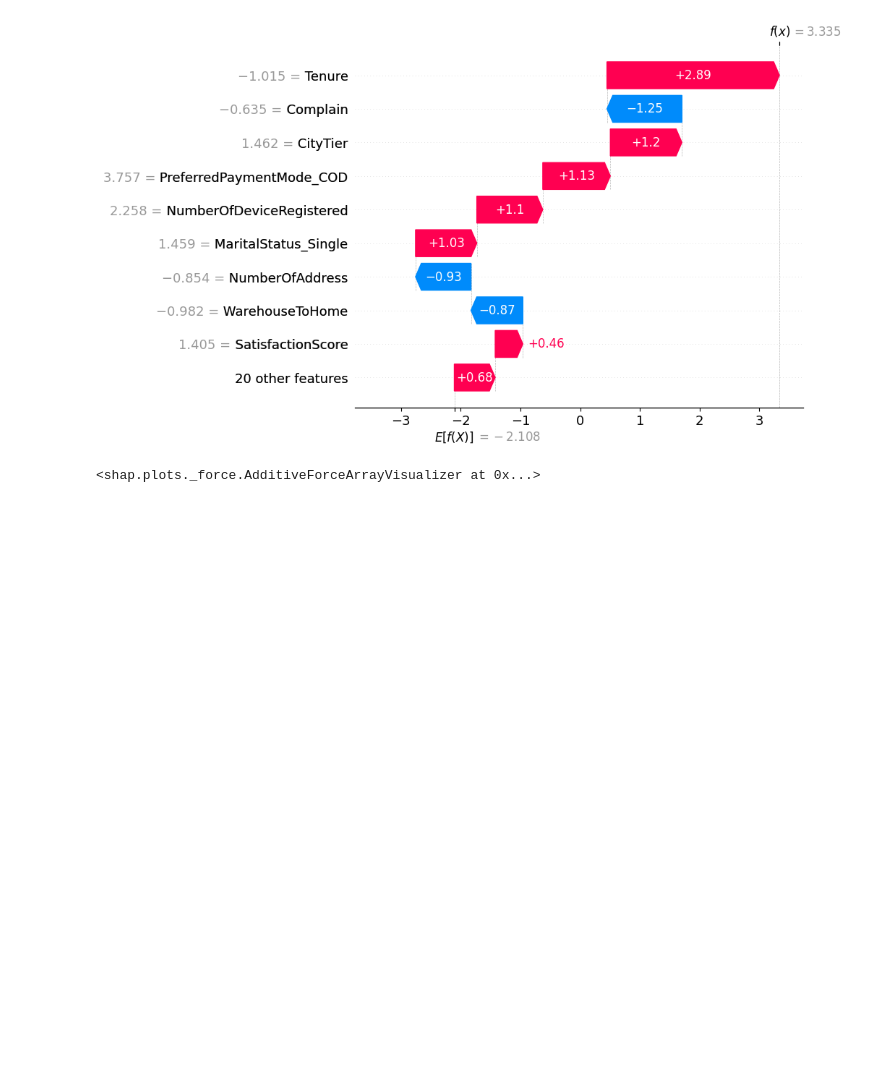
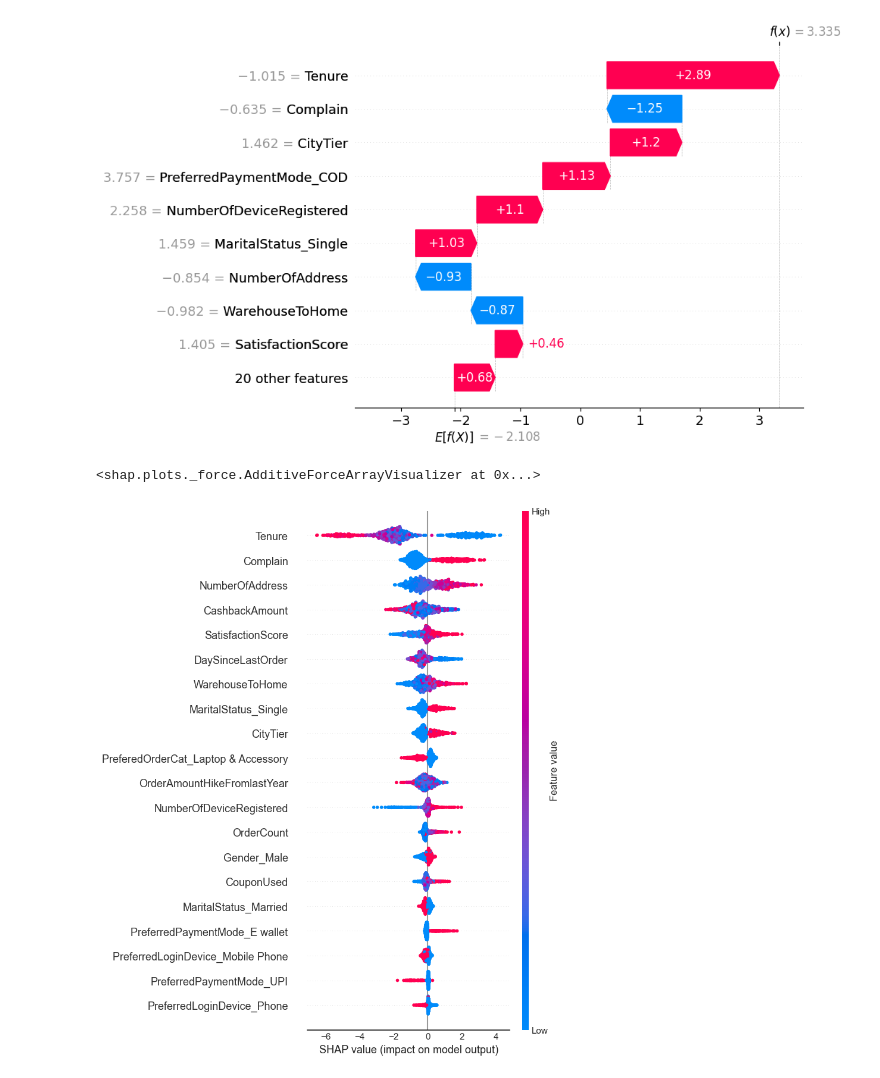
Before and after one commit to AmineMrabet12/AI-Meth, a Jupyter notebook: notebooks/data.ipynb, the cells around one changed output. Drawn from its saved outputs; the diff is of its cells as text; code cells hidden in the pictures; blank space fills up the shorter version.

```diff
--- a/notebooks/data.ipynb
+++ b/notebooks/data.ipynb
@@ -271,3 +271,8 @@ shap.waterfall_plot(shap.Explanation(values=shap_values[0], base_values=explaine
 shap.force_plot(explainer.expected_value, shap_values[:50], pd.DataFrame(X_test, columns=X.columns).iloc[:50])
 # %% [output]
 <shap.plots._force.AdditiveForceArrayVisualizer at 0x...>
+# %%
+# Beeswarm plot
+shap.summary_plot(shap_values, X_test, feature_names=X.columns)
+# %% [output]
+[figure, added]
```
Also changed, not shown: parts of 2 cells of this notebook, 2 other files.
